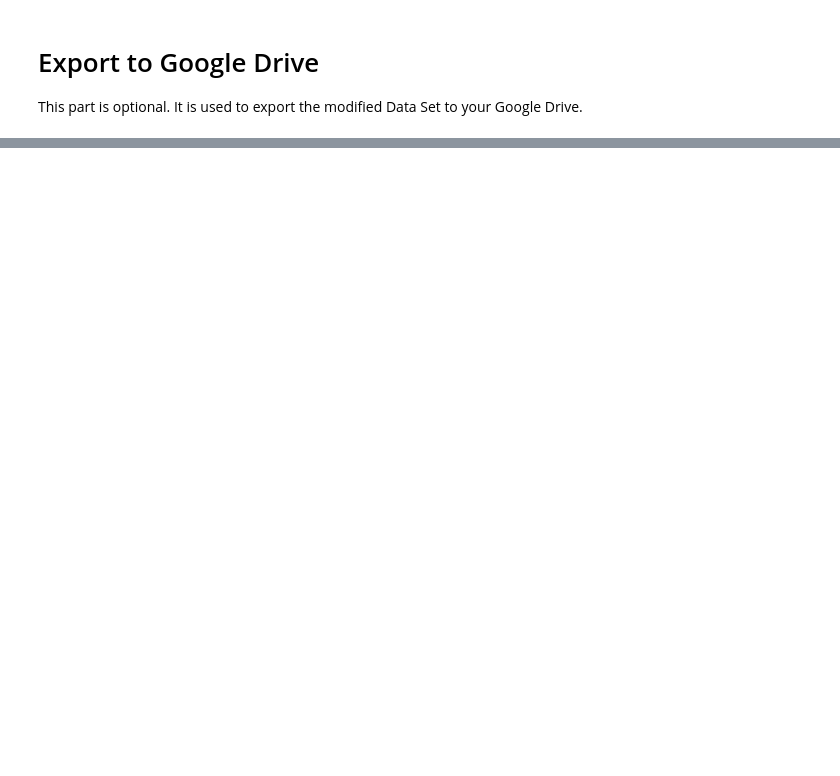
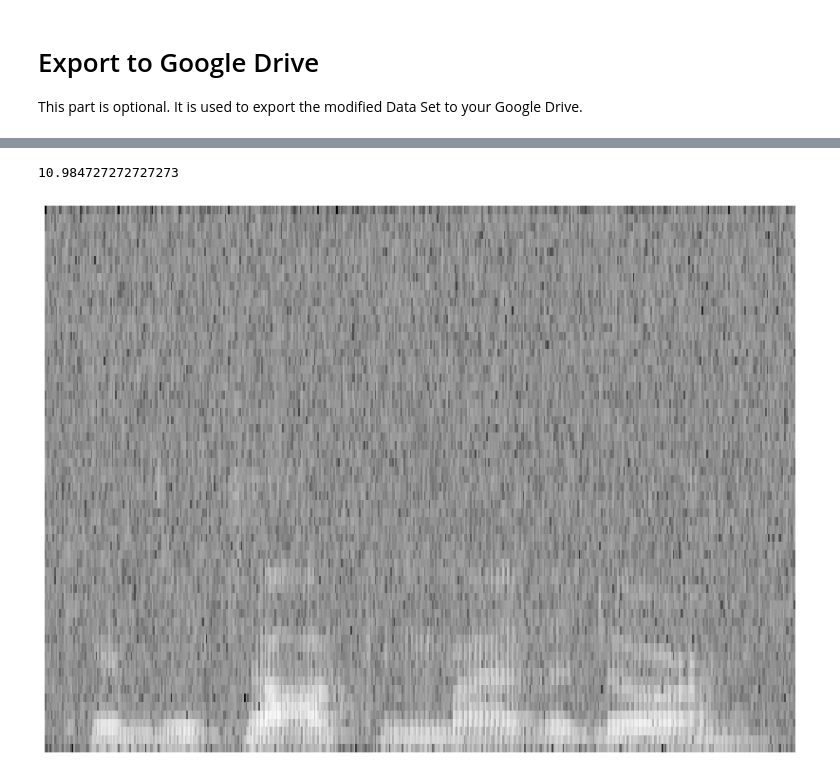
Before and after one commit to dandrid/GrandPythons, a Jupyter notebook: 1_prepare_data.ipynb, the cells around one changed output, grey strips where cells are left out. Cells and saved outputs as stored; diff of their text form; code cells hidden in the pictures; blank space fills up the shorter version.

```diff
--- a/1_prepare_data.ipynb
+++ b/1_prepare_data.ipynb
@@ -440,0 +543,13 @@ print('Uploaded file with ID {}'.format(uploaded.get('id')))
+# %%
+fig,ax = plt.subplots(1)
+audio_data, samplerate = sf.read(audio_paths[1])
+nfft = 128
+fig.subplots_adjust(left=0,right=1,bottom=0,top=1)
+fig.set_size_inches(8*len(audio_data)/samplerate,8)
+spect, f, t, image = plt.specgram(audio_data, NFFT=nfft, Fs=samplerate, noverlap=nfft/2)
+plt.axis('off')
+plt.gray() # convert the image into black-and-white
+plt.savefig('test1.png', dpi=300)
+# %% [output]
+10.984727272727273
+[figure, added]
```
Also changed, not shown: parts of 16 cells of this notebook.
